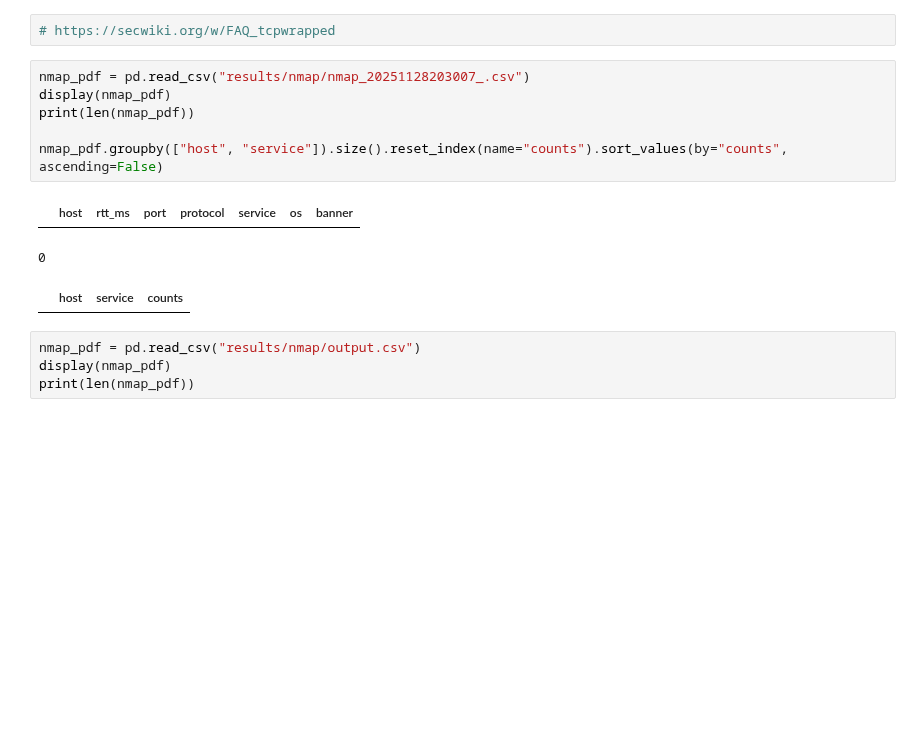
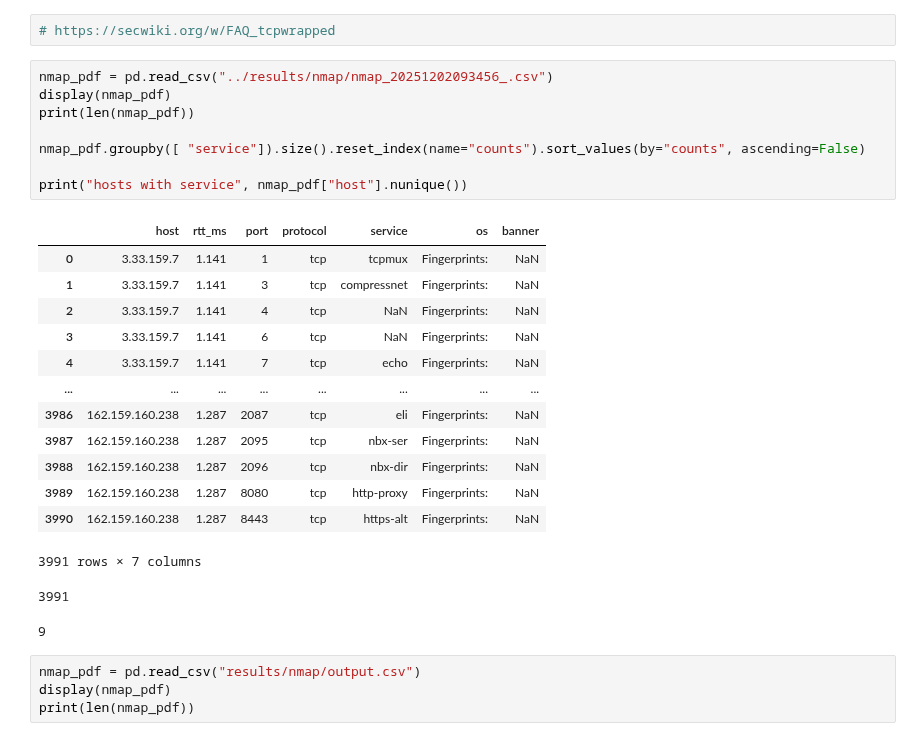
Before and after one commit to gustavoluvizotto/anycast-service-discovery, a Jupyter notebook: measurements/notebooks/process_input_output.ipynb, the cells around one changed output. Drawn from its saved outputs; the diff is of its cells as text; blank space fills up the shorter version.

Commit message:
checking nmap output

```diff
--- a/measurements/notebooks/process_input_output.ipynb
+++ b/measurements/notebooks/process_input_output.ipynb
@@ -628,15 +625,29 @@ Processing results/nmap/nmap_20251128193545_.xml...
 # %%
 # https://secwiki.org/w/FAQ_tcpwrapped
 # %%
-nmap_pdf = pd.read_csv("results/nmap/nmap_20251128203007_.csv")
+nmap_pdf = pd.read_csv("../results/nmap/nmap_20251202093456_.csv")
 display(nmap_pdf)
 print(len(nmap_pdf))
 
-nmap_pdf.groupby(["host", "service"]).size().reset_index(name="counts").sort_values(by="counts", ascending=False)
+nmap_pdf.groupby([ "service"]).size().reset_index(name="counts").sort_values(by="counts", ascending=False)
+
+print("hosts with service", nmap_pdf["host"].nunique())
 # %% [output]
 |  | host | rtt_ms | port | protocol | service | os | banner |
+| 0 | 3.33.159.7 | 1.141 | 1 | tcp | tcpmux | Fingerprints: | NaN |
+| 1 | 3.33.159.7 | 1.141 | 3 | tcp | compressnet | Fingerprints: | NaN |
+| 2 | 3.33.159.7 | 1.141 | 4 | tcp | NaN | Fingerprints: | NaN |
+| 3 | 3.33.159.7 | 1.141 | 6 | tcp | NaN | Fingerprints: | NaN |
+| 4 | 3.33.159.7 | 1.141 | 7 | tcp | echo | Fingerprints: | NaN |
+| ... | ... | ... | ... | ... | ... | ... | ... |
+| 3986 | 162.159.160.238 | 1.287 | 2087 | tcp | eli | Fingerprints: | NaN |
+| 3987 | 162.159.160.238 | 1.287 | 2095 | tcp | nbx-ser | Fingerprints: | NaN |
+| 3988 | 162.159.160.238 | 1.287 | 2096 | tcp | nbx-dir | Fingerprints: | NaN |
+| 3989 | 162.159.160.238 | 1.287 | 8080 | tcp | http-proxy | Fingerprints: | NaN |
+| 3990 | 162.159.160.238 | 1.287 | 8443 | tcp | https-alt | Fingerprints: | NaN |
-0
+3991 rows × 7 columns
-|  | host | service | counts |
+3991
+9
 # %%
 nmap_pdf = pd.read_csv("results/nmap/output.csv")
 display(nmap_pdf)
```
Also changed, not shown: parts of 1 cell of this notebook.
